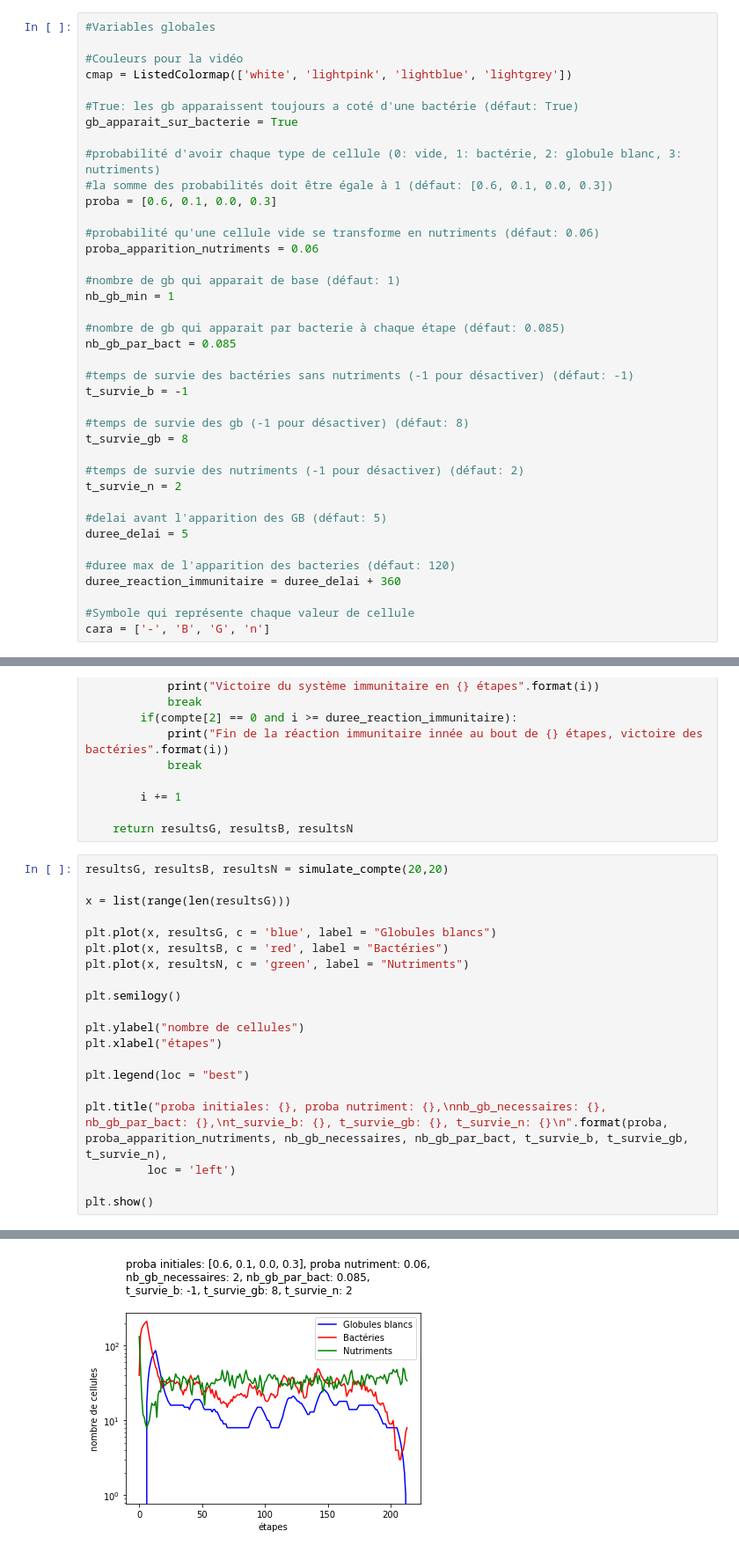
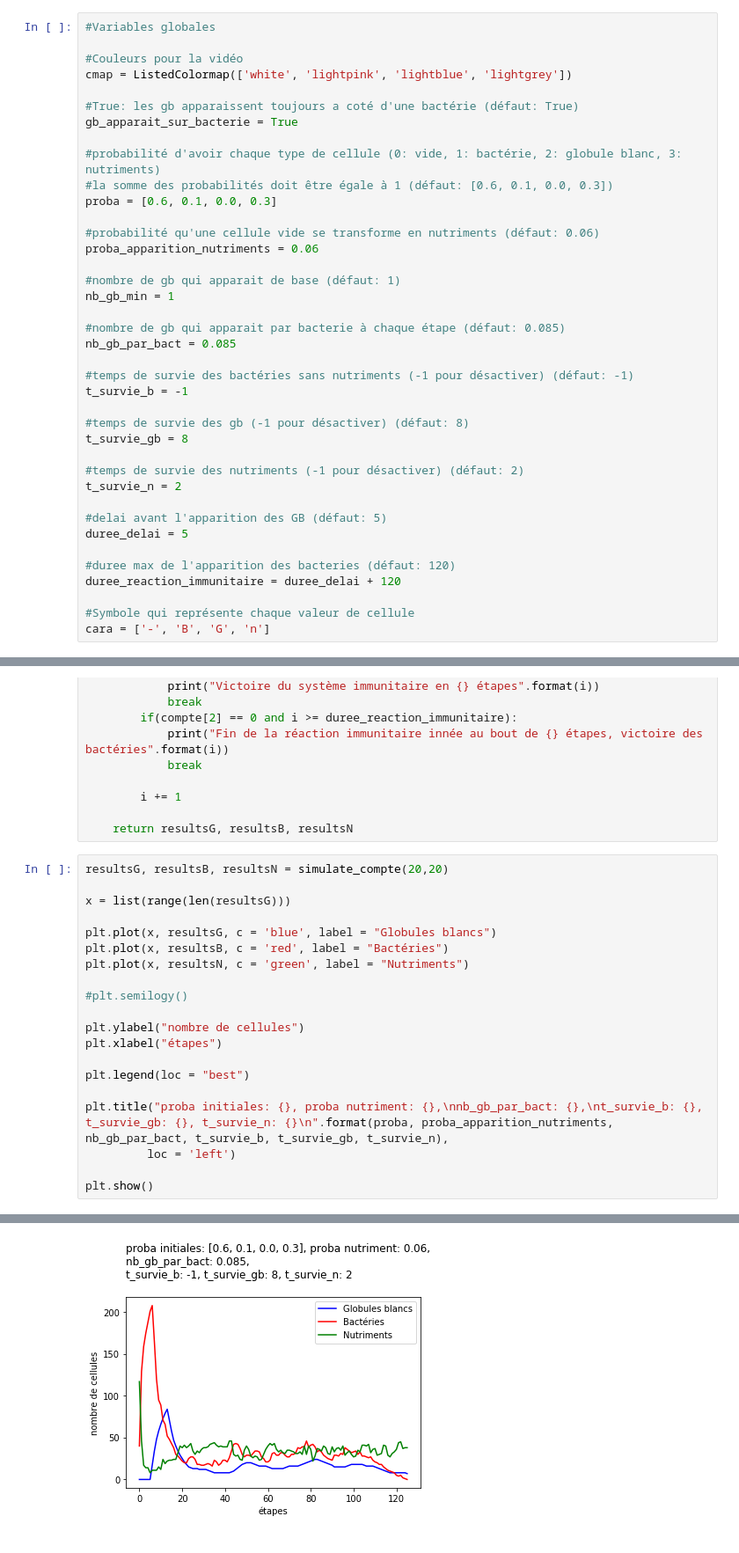
Before and after one commit to are00dynamic-2018/PROPAGATION_BACTERIENNE, a Jupyter notebook: Bactéries.ipynb, the cells around one changed output, grey strips where cells are left out. Shown: that part at 88% size. Drawn from its saved outputs; the diff is of its cells as text.

```diff
--- a/Bactéries.ipynb
+++ b/Bactéries.ipynb
@@ -48,7 +48,7 @@ t_survie_n = 2
 duree_delai = 5
 
 #duree max de l'apparition des bacteries (défaut: 120)
-duree_reaction_immunitaire = duree_delai + 360
+duree_reaction_immunitaire = duree_delai + 120
 
 #Symbole qui représente chaque valeur de cellule
 cara = ['-', 'B', 'G', 'n']
@@ -303,14 +303,14 @@ plt.plot(x, resultsG, c = 'blue', label = "Globules blancs")
 plt.plot(x, resultsB, c = 'red', label = "Bactéries")
 plt.plot(x, resultsN, c = 'green', label = "Nutriments")
 
-plt.semilogy()
+#plt.semilogy()
 
 plt.ylabel("nombre de cellules")
 plt.xlabel("étapes")
 
 plt.legend(loc = "best")
 
-plt.title("proba initiales: {}, proba nutriment: {},\nnb_gb_necessaires: {}, nb_gb_par_bact: {},\nt_survie_b: {}, t_survie_gb: {}, t_survie_n: {}\n".format(proba, proba_apparition_nutriments, nb_gb_necessaires, nb_gb_par_bact, t_survie_b, t_survie_gb, t_survie_n),
+plt.title("proba initiales: {}, proba nutriment: {},\nnb_gb_par_bact: {},\nt_survie_b: {}, t_survie_gb: {}, t_survie_n: {}\n".format(proba, proba_apparition_nutriments, nb_gb_par_bact, t_survie_b, t_survie_gb, t_survie_n),
          loc = 'left')
 
 plt.show()
@@ -319,4 +319,4 @@ Fin de la réaction immunitaire innée au bout de 213 étapes, victoire des bact
-[figure, old version]
+[figure, new version]
 # %%
 def simulate_video(l, h):
     """int*int -> (bool, int)
```
Also changed, not shown: parts of 5 cells of this notebook.
